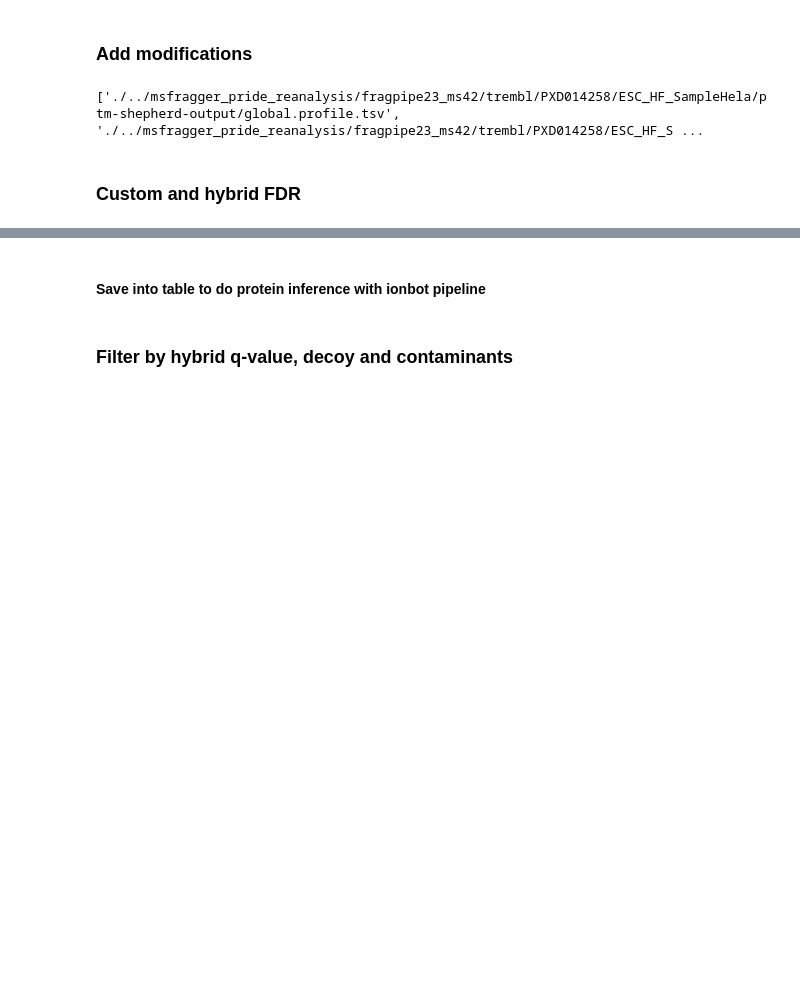
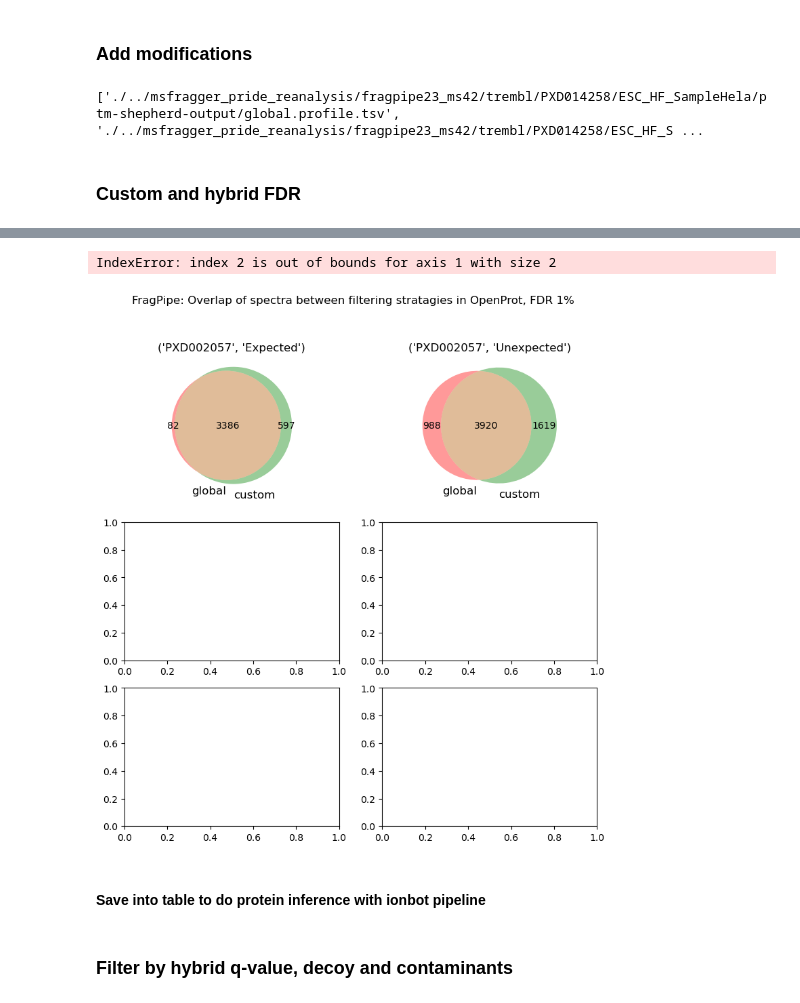
Before and after one commit to CompOmics/oui-discovery, a Jupyter notebook: oui-discovery-vv/explore-1-group-wise-fragpipe.ipynb, the cells around one changed output, grey strips where cells are left out. Saved outputs shown, nothing was run; the diff lists cells and outputs as text; code cells hidden in the pictures; blank space fills up the shorter version.

```diff
--- a/oui-discovery-vv/explore-1-group-wise-fragpipe.ipynb
+++ b/oui-discovery-vv/explore-1-group-wise-fragpipe.ipynb
@@ -419,3 +496,17 @@ prophet_combined_datasets=pickle.load(open("prophet_combined_datasets.pkl","rb")
+# %%
+fig, axes = plt.subplots(3,2, figsize=(9, 9))
+fig.suptitle("FragPipe: Overlap of spectra between filtering stratagies in OpenProt, FDR 1%")
+
+for i,(dataset, subdict) in enumerate(prophet_combined_datasets.items()):
+    data=subdict["openprot"]
+    for j,(isModified,group) in enumerate(data.groupby("isModified")):
+        glob=group[group['global_q']<0.01].spectrum
+        cust=group[group['custom_q']<0.01].spectrum
+        venn2((set(glob), set(cust)), set_labels=('global', 'custom'), ax=axes[i,j])
+        axes[i,j].set_title((dataset,isModified))
+# %% [output]
+IndexError: index 2 is out of bounds for axis 1 with size 2
+[figure, added]
 # %% [markdown]
 #### Save into table to do protein inference with ionbot pipeline
 # %%
```
Also changed, not shown: parts of 10 cells of this notebook, 1 other file.
